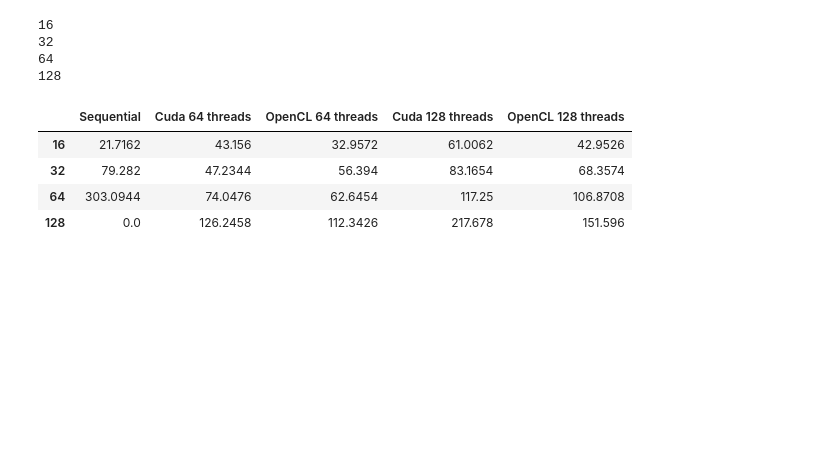
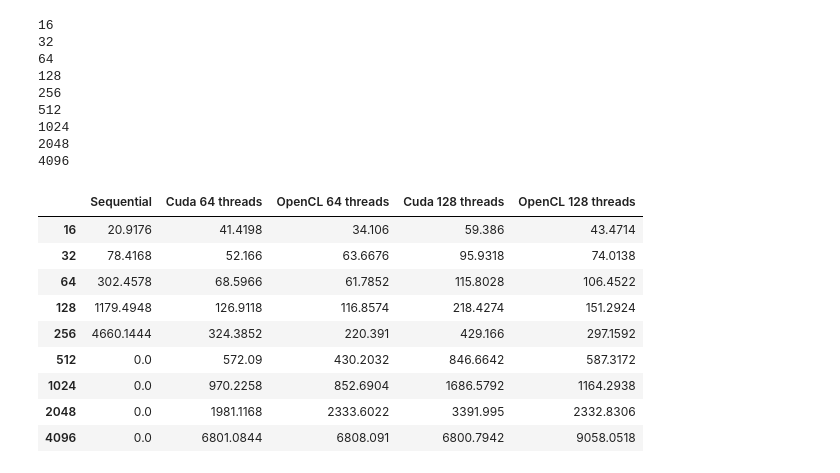
Before and after one commit to DiegoG205/GPU-Tarea2, a Jupyter notebook: graphics.ipynb, the cells around one changed output. Cells and saved outputs as stored; diff of their text form; code cells hidden in the pictures; blank space fills up the shorter version.

```diff
--- a/graphics.ipynb
+++ b/graphics.ipynb
@@ -10,7 +8,7 @@ clDf = pd.read_csv('out1CL.txt', sep=',')
 # %%
 import numpy as np
 
-n = seqDf["n"].drop_duplicates().to_numpy()
+n = cudDf["n"].drop_duplicates().to_numpy()
 avgDf = pd.DataFrame(columns=["Sequential","Cuda 64 threads","OpenCL 64 threads","Cuda 128 threads","OpenCL 128 threads"], index=n)
 
 for i in n:
@@ -30,35 +28,45 @@ for i in n:
     for index, row in cudDf.loc[(cudDf["n"] == i) & (cudDf["threads"] == 64)].iterrows():
         avgCud64 += row["time"]
     avgCud64 /= len(cudDf.loc[(cudDf["n"] == i) & (cudDf["threads"] == 64)])
     avgCud64 /= 1000
 
     for index, row in cudDf.loc[(cudDf["n"] == i) & (cudDf["threads"] == 128)].iterrows():
         avgCud128 += row["time"]
     avgCud128 /= len(cudDf.loc[(cudDf["n"] == i) & (cudDf["threads"] == 128)])
     avgCud128 /= 1000
 
     for index, row in clDf.loc[(clDf["n"] == i) & (clDf["threads"] == 64)].iterrows():
         avgCL64 += row["time"]
     avgCL64 /= len(clDf.loc[(clDf["n"] == i) & (clDf["threads"] == 64)])
     avgCL64 /= 1000
 
     for index, row in clDf.loc[(clDf["n"] == i) & (clDf["threads"] == 128)].iterrows():
         avgCL128 += row["time"]
     avgCL128 /= len(clDf.loc[(clDf["n"] == i) & (clDf["threads"] == 128)])
     avgCL128 /= 1000
 
     avgDf.loc[i] = {"Sequential": avgSeq,"Cuda 64 threads": avgCud64,"OpenCL 64 threads": avgCL64,"Cuda 128 threads": avgCud128,"OpenCL 128 threads": avgCL128}
 
 
 display(avgDf)
 # %% [output]
 16
 32
 64
 128
+256
+512
+1024
+2048
+4096
 |  | Sequential | Cuda 64 threads | OpenCL 64 threads | Cuda 128 threads | OpenCL 128 threads |
-| 16 | 21.7162 | 43.156 | 32.9572 | 61.0062 | 42.9526 |
-| 32 | 79.282 | 47.2344 | 56.394 | 83.1654 | 68.3574 |
-| 64 | 303.0944 | 74.0476 | 62.6454 | 117.25 | 106.8708 |
-| 128 | 0.0 | 126.2458 | 112.3426 | 217.678 | 151.596 |
+| 16 | 20.9176 | 41.4198 | 34.106 | 59.386 | 43.4714 |
+| 32 | 78.4168 | 52.166 | 63.6676 | 95.9318 | 74.0138 |
+| 64 | 302.4578 | 68.5966 | 61.7852 | 115.8028 | 106.4522 |
+| 128 | 1179.4948 | 126.9118 | 116.8574 | 218.4274 | 151.2924 |
+| 256 | 4660.1444 | 324.3852 | 220.391 | 429.166 | 297.1592 |
+| 512 | 0.0 | 572.09 | 430.2032 | 846.6642 | 587.3172 |
+| 1024 | 0.0 | 970.2258 | 852.6904 | 1686.5792 | 1164.2938 |
+| 2048 | 0.0 | 1981.1168 | 2333.6022 | 3391.995 | 2332.8306 |
+| 4096 | 0.0 | 6801.0844 | 6808.091 | 6800.7942 | 9058.0518 |
 # %%
```
Also changed, not shown: parts of 6 cells of this notebook, 10 other files.
